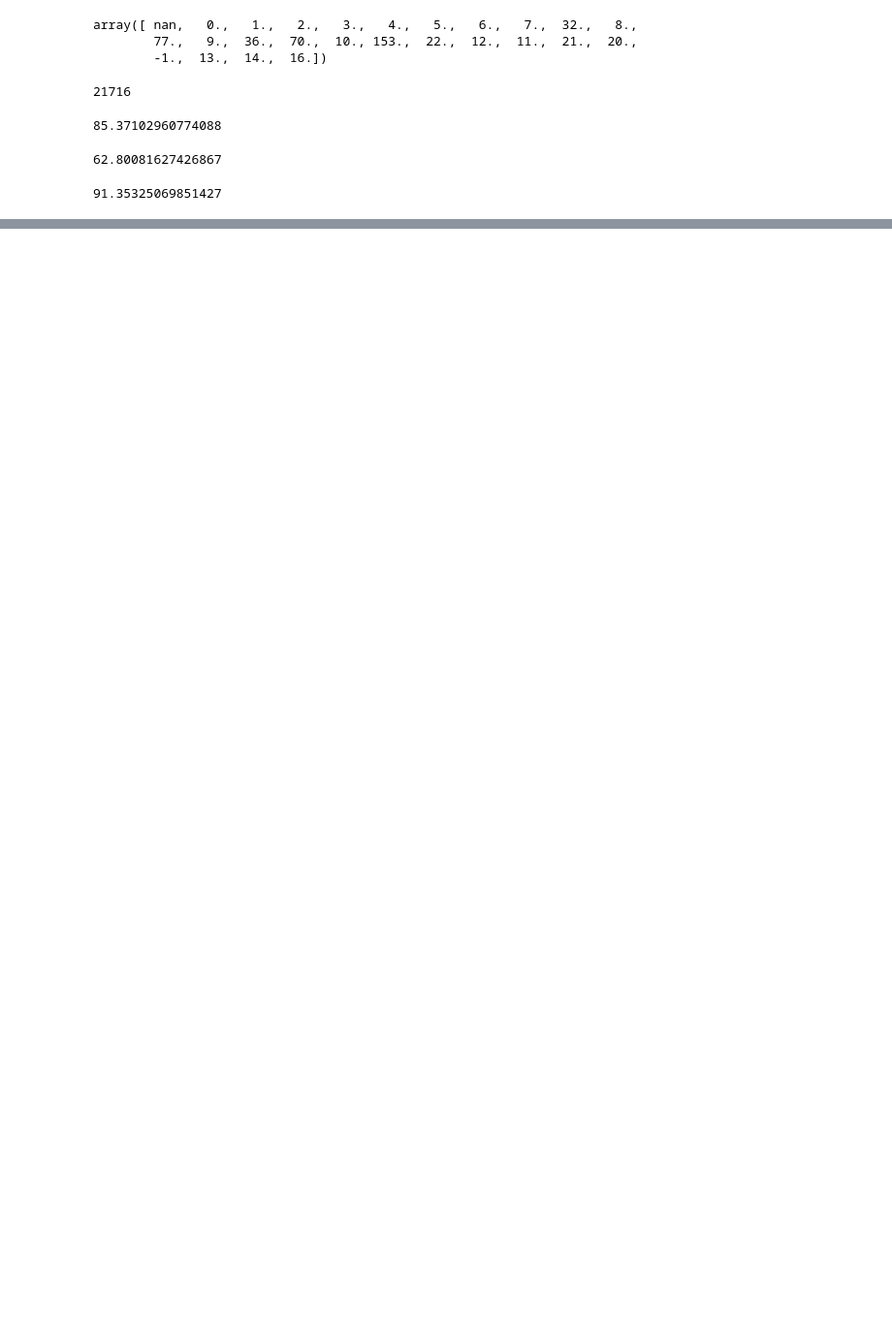
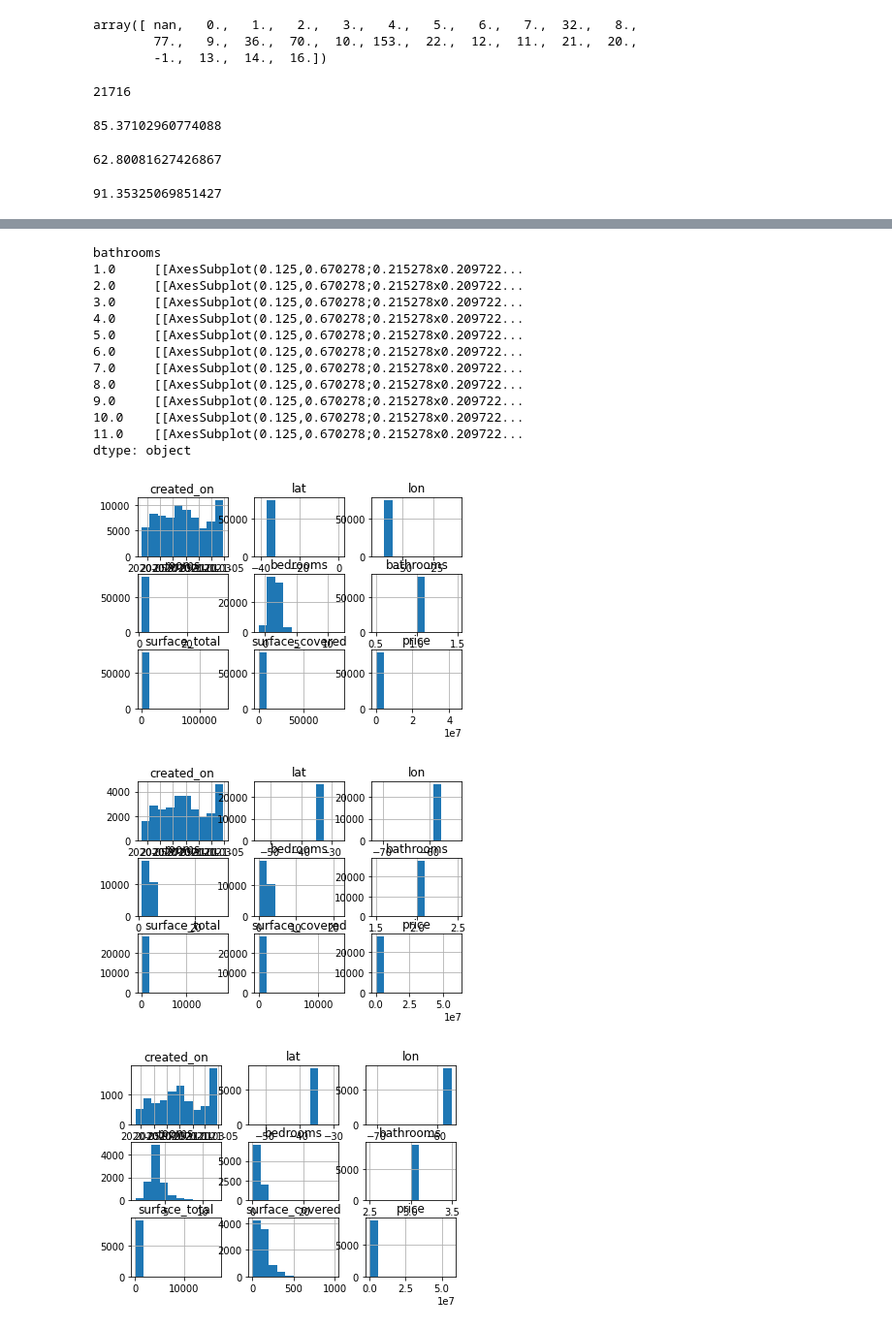
Before and after one commit to crisnicogonzalez/tp-final-isi, a Jupyter notebook: process data.ipynb, the cells around one changed output, grey strips where cells are left out. Shown at 97% size. Drawn from its saved outputs; the diff is of its cells as text; code cells hidden in the pictures; blank space fills up the shorter version.

```diff
--- a/process data.ipynb
+++ b/process data.ipynb
@@ -80,0 +86,3 @@ df_two_bedroom['surface_covered'].mean()
+# %%
+df['bedrooms'].fillna((df['bedrooms'].mean()), inplace=True)
+df['rooms'].fillna((df['rooms'].mean()), inplace=True)
@@ -80,0 +98,19 @@ df_two_bedroom['surface_covered'].mean()
+# %%
+df.groupby('bathrooms').hist()
+# %% [output]
+bathrooms
+1.0     [[AxesSubplot(0.125,0.670278;0.215278x0.209722...
+2.0     [[AxesSubplot(0.125,0.670278;0.215278x0.209722...
+3.0     [[AxesSubplot(0.125,0.670278;0.215278x0.209722...
+4.0     [[AxesSubplot(0.125,0.670278;0.215278x0.209722...
+5.0     [[AxesSubplot(0.125,0.670278;0.215278x0.209722...
+6.0     [[AxesSubplot(0.125,0.670278;0.215278x0.209722...
+7.0     [[AxesSubplot(0.125,0.670278;0.215278x0.209722...
+8.0     [[AxesSubplot(0.125,0.670278;0.215278x0.209722...
+9.0     [[AxesSubplot(0.125,0.670278;0.215278x0.209722...
+10.0    [[AxesSubplot(0.125,0.670278;0.215278x0.209722...
+11.0    [[AxesSubplot(0.125,0.670278;0.215278x0.209722...
+dtype: object
+[figure, added]
+[figure, added]
+[figure, added]
```
Also changed, not shown: parts of 7 cells of this notebook.
